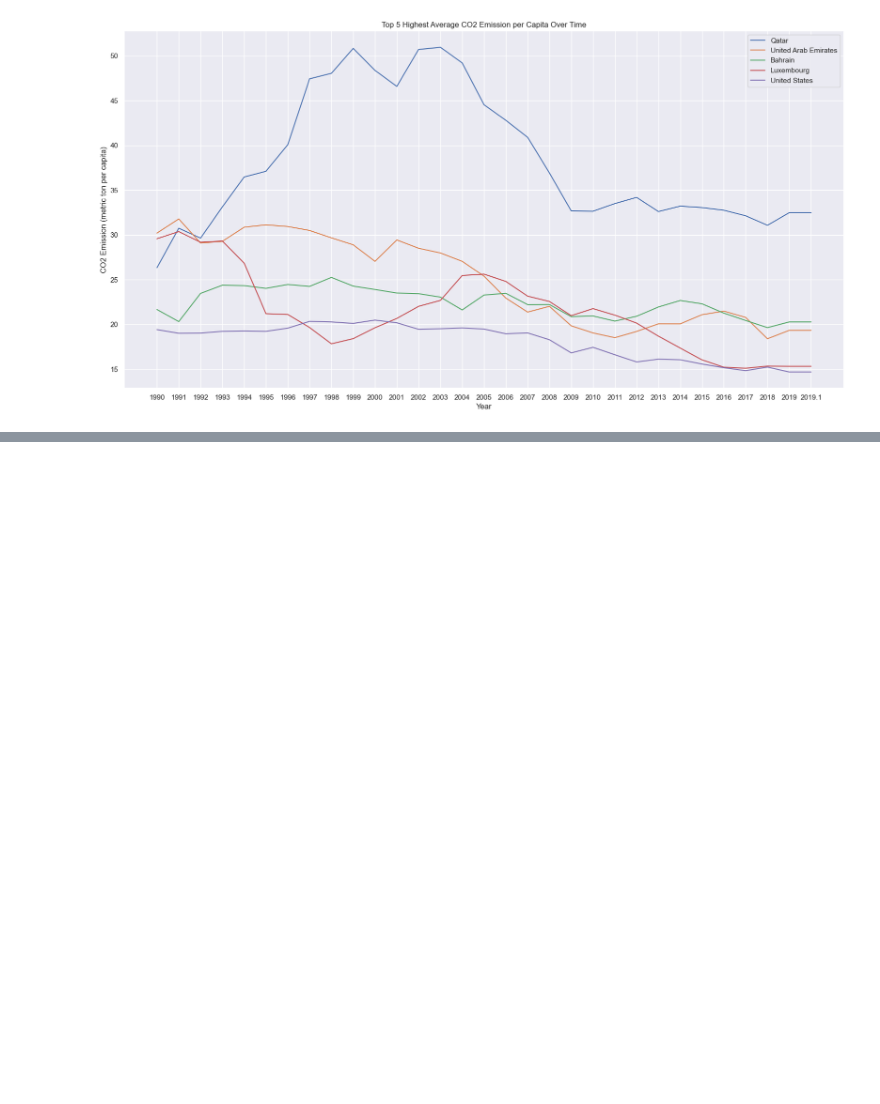
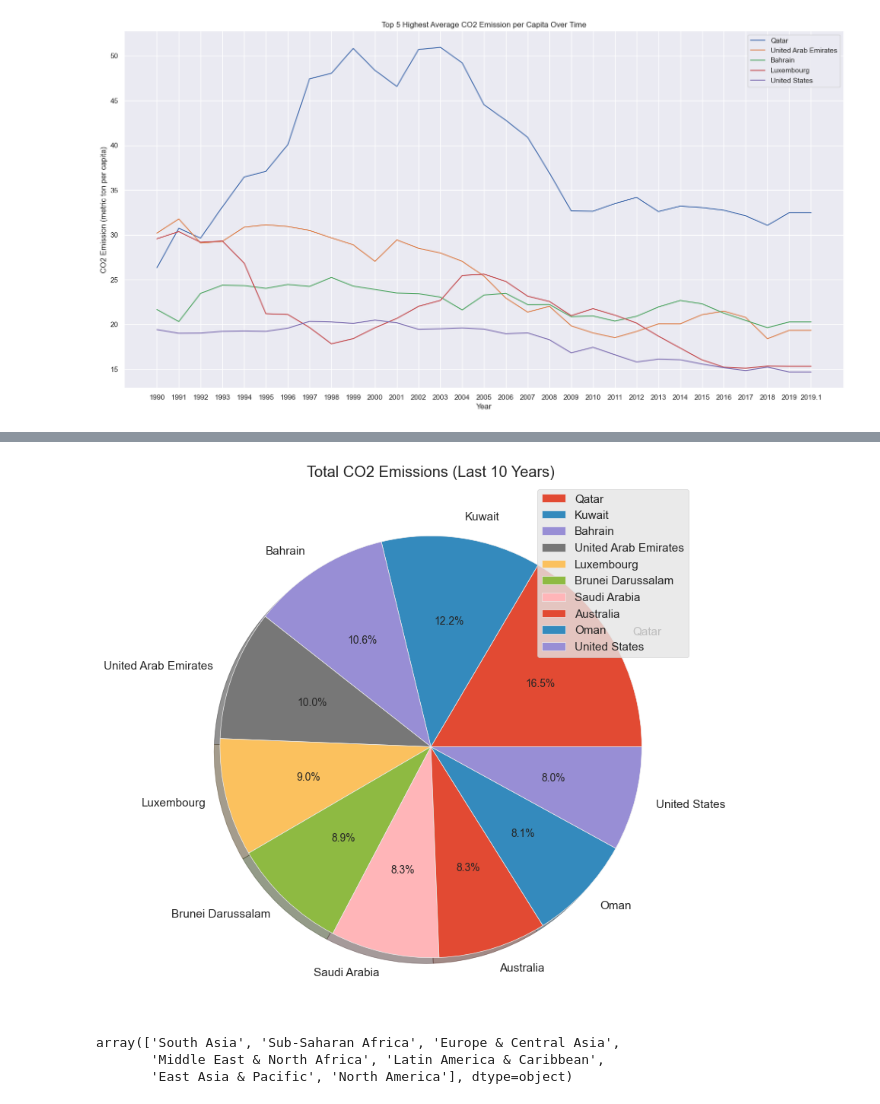
Before and after one commit to the-theertha/eda_project, a Jupyter notebook: co2_emissions_report.ipynb, the cells around one changed output, grey strips where cells are left out. Cells and saved outputs as stored; diff of their text form; code cells hidden in the pictures; blank space fills up the shorter version.

```diff
--- a/co2_emissions_report.ipynb
+++ b/co2_emissions_report.ipynb
@@ -191,0 +327,14 @@ Text(0.5, 1.0, 'Top 5 Highest Average CO2 Emission per Capita Over Time')
+# %%
+plt.figure(figsize = (15,9))
+plt.pie(df.groupby(["country_name"])["Total CO2 Emission (Last 10 Years)"].sum().sort_values(
+    ascending = False)[0:10], autopct="%1.1f%%", labels = df_to10.index, shadow = True)
+plt.title("Total CO2 Emissions (Last 10 Years)")
+plt.legend();
+# %% [output]
+[figure, added]
+# %%
+df.region.unique()
+# %% [output]
+array(['South Asia', 'Sub-Saharan Africa', 'Europe & Central Asia',
+       'Middle East & North Africa', 'Latin America & Caribbean',
+       'East Asia & Pacific', 'North America'], dtype=object)
```
Also changed, not shown: parts of 15 cells of this notebook.
